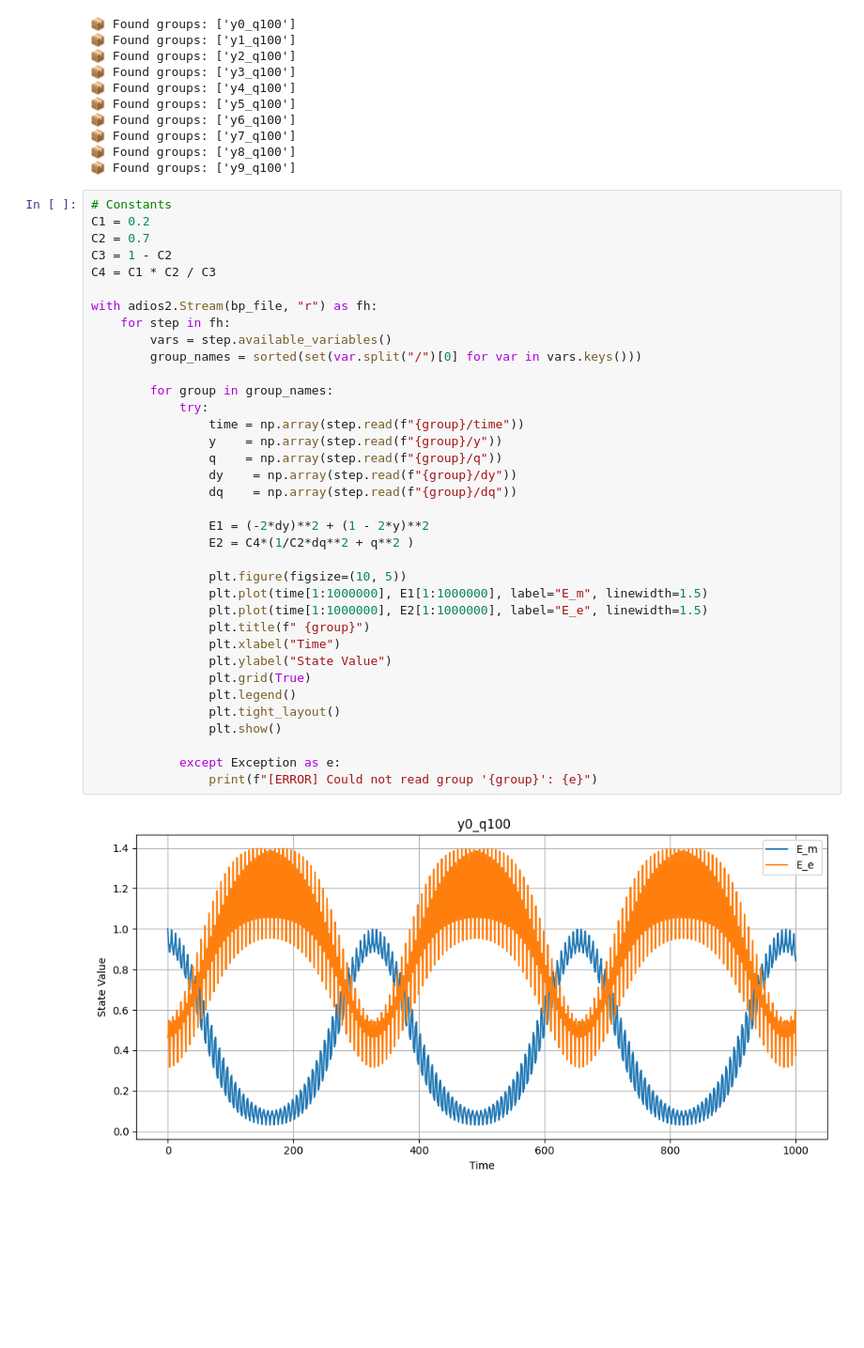
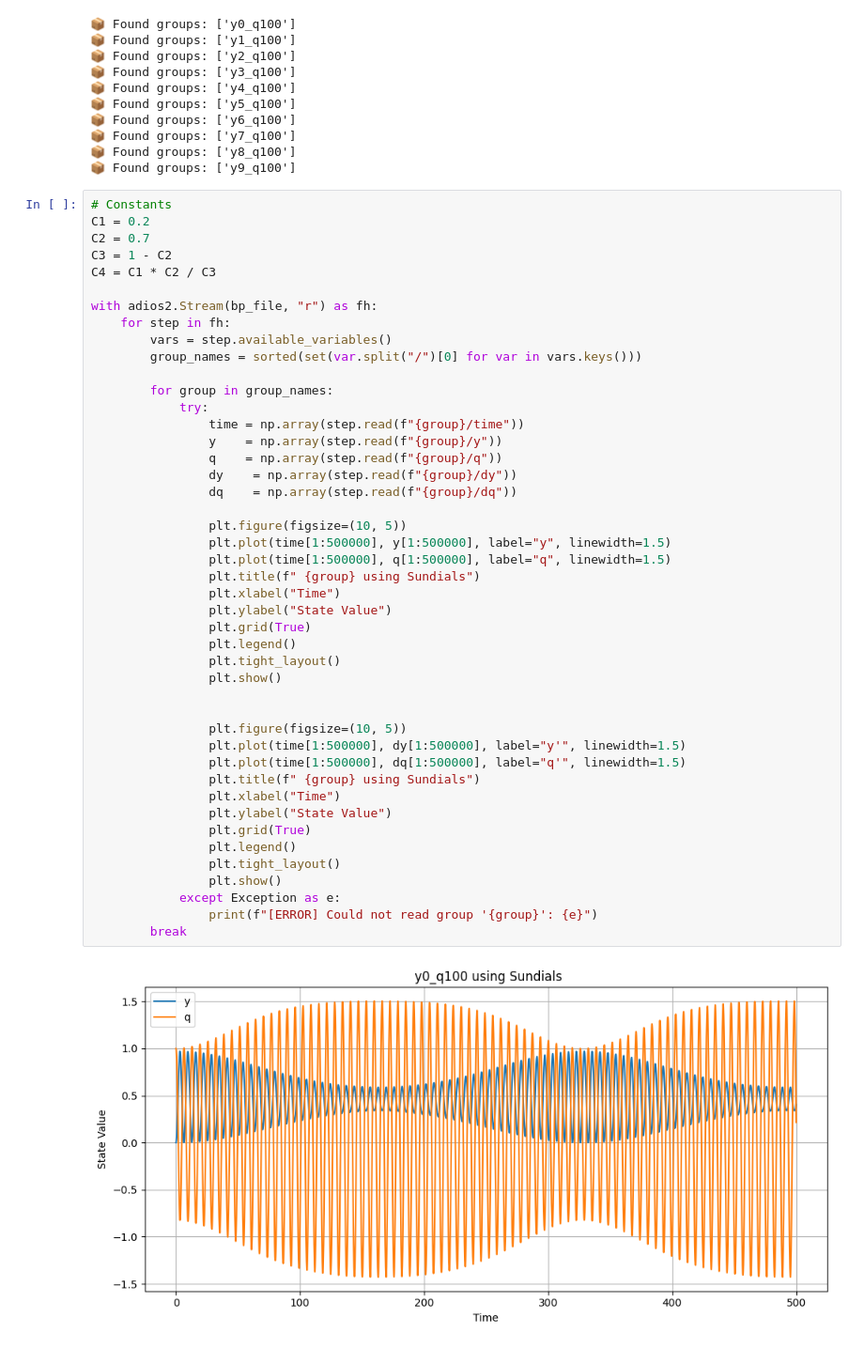
Before and after one commit to KairviLodhiya/Project-for-computing-at-scale, a Jupyter notebook: plot_adios.ipynb, the cells around one changed output. Shown at 94% size. Drawn from its saved outputs; the diff is of its cells as text; blank space fills up the shorter version.

```diff
--- a/plot_adios.ipynb
+++ b/plot_adios.ipynb
@@ -30,37 +30,46 @@ with adios2.Stream(bp_file, "r") as fh:
 # Constants
 C1 = 0.2
 C2 = 0.7
 C3 = 1 - C2
 C4 = C1 * C2 / C3
 
 with adios2.Stream(bp_file, "r") as fh:
     for step in fh:
         vars = step.available_variables()
         group_names = sorted(set(var.split("/")[0] for var in vars.keys()))
 
         for group in group_names:
             try:
                 time = np.array(step.read(f"{group}/time"))
                 y    = np.array(step.read(f"{group}/y"))
                 q    = np.array(step.read(f"{group}/q"))
                 dy    = np.array(step.read(f"{group}/dy"))
                 dq    = np.array(step.read(f"{group}/dq"))
 
-                E1 = (-2*dy)**2 + (1 - 2*y)**2
-                E2 = C4*(1/C2*dq**2 + q**2 )
-
                 plt.figure(figsize=(10, 5))
-                plt.plot(time[1:1000000], E1[1:1000000], label="E_m", linewidth=1.5)
-                plt.plot(time[1:1000000], E2[1:1000000], label="E_e", linewidth=1.5)
-                plt.title(f" {group}")
+                plt.plot(time[1:500000], y[1:500000], label="y", linewidth=1.5)
+                plt.plot(time[1:500000], q[1:500000], label="q", linewidth=1.5)
+                plt.title(f" {group} using Sundials")
                 plt.xlabel("Time")
                 plt.ylabel("State Value")
                 plt.grid(True)
                 plt.legend()
                 plt.tight_layout()
                 plt.show()
 
+
+                plt.figure(figsize=(10, 5))
+                plt.plot(time[1:500000], dy[1:500000], label="y'", linewidth=1.5)
+                plt.plot(time[1:500000], dq[1:500000], label="q'", linewidth=1.5)
+                plt.title(f" {group} using Sundials")
+                plt.xlabel("Time")
+                plt.ylabel("State Value")
+                plt.grid(True)
+                plt.legend()
+                plt.tight_layout()
+                plt.show()
             except Exception as e:
                 print(f"[ERROR] Could not read group '{group}': {e}")
+        break
 # %% [output]
-[figure, old version]
+[figure, new version]
```
Also changed, not shown: parts of 1 cell of this notebook, 5 other files.
